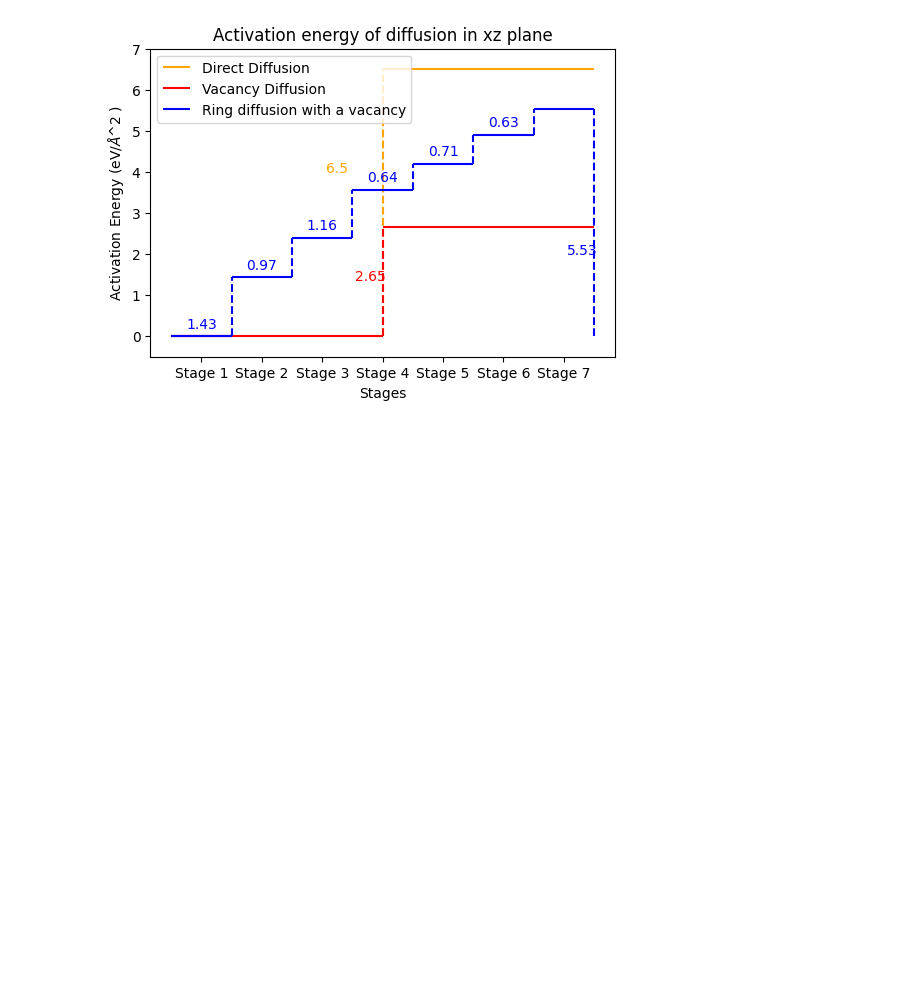
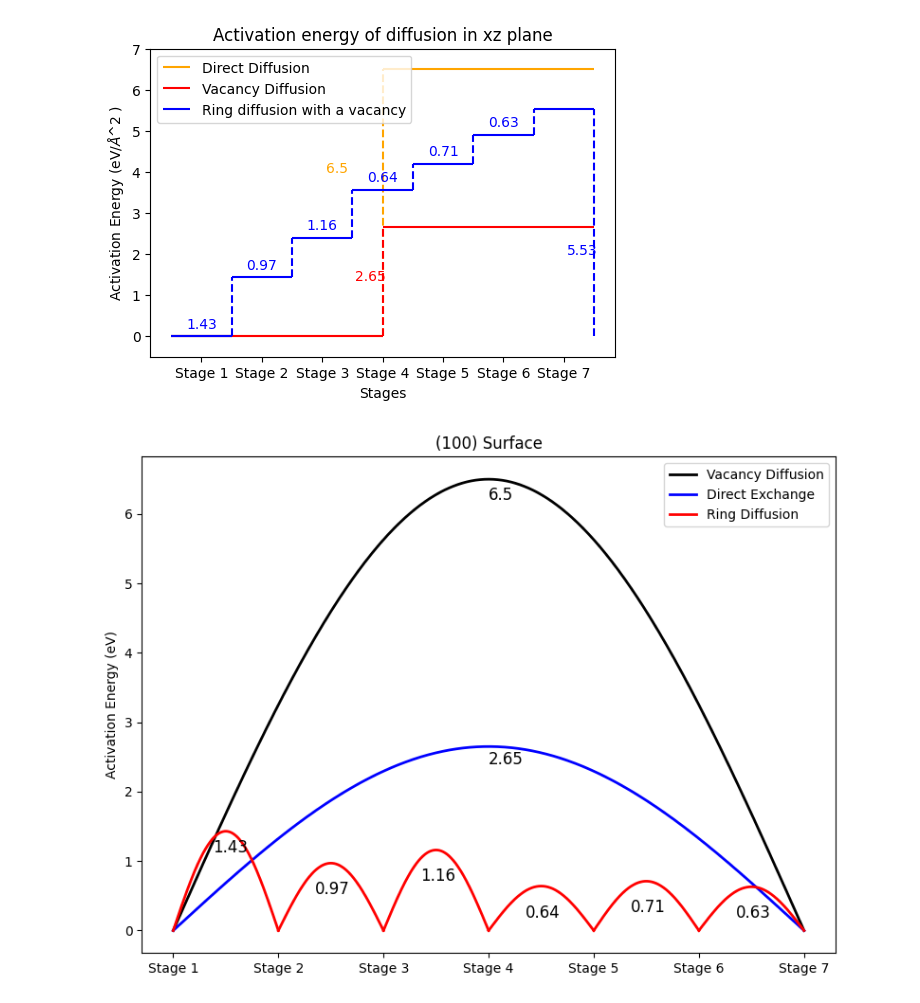
Before and after one commit to YIF27/scientific-plots, a Jupyter notebook: plot_diffusion_energy.ipynb, the cells around one changed output. Saved outputs shown, nothing was run; the diff lists cells and outputs as text; code cells hidden in the pictures; blank space fills up the shorter version.

```diff
--- a/plot_diffusion_energy.ipynb
+++ b/plot_diffusion_energy.ipynb
@@ -146,3 +192,55 @@ plt.savefig('stages_plot.png', dpi =600)
 plt.show()
 # %% [output]
 [figure]
+# %%
+import matplotlib.pyplot as plt
+import numpy as np
+
+# Data
+stages = ['Stage 1', 'Stage 2', 'Stage 3', 'Stage 4', 'Stage 5', 'Stage 6', 'Stage 7']
+activation_energies = [1.43, 0.97, 1.16, 0.64, 0.71, 0.63]
+
+# Create the figure and axis
+fig, ax = plt.subplots(figsize=(8,6))
+
+# Plot the stages and activation energies of direct exhcnage
+x0 = np.linspace(0, 6, 1000)
+y0 = 6.5 * np.sin(np.pi * (x0/6))
+ax.plot(x0, y0, 'k-', linewidth=2, label = "Vacancy Diffusion")
+ax.text(3, 6.2, "6.5", fontsize = 12)
+
+# Plot the stages and activation energies of vacancy diffusion
+x0 = np.linspace(0, 6, 1000)
+y0 = 2.65 * np.sin(np.pi * (x0/6))
+ax.plot(x0, y0, 'b-', linewidth=2, label = "Direct Exchange")
+ax.text(3, 2.40, "2.65", fontsize = 12)
+
+
+for i, (stage, energy) in enumerate(zip(stages, activation_energies)):
+      x = np.linspace(i, i+1, 1000)
+      y = energy * np.sin(np.pi * (x-i))
+      if i == 0:
+        ax.plot(x, y, 'r-', linewidth=2, label = "Ring Diffusion")
+        ax.text(i+0.38, energy-0.3, str(energy), fontsize = 12)
+      else:
+        ax.plot(x, y, 'r-', linewidth=2)
+        ax.text(i+0.35, energy-0.45, str(energy), fontsize = 12)
+
+
+# Set xticks and yticks
+ax.set_xticks(range(len(stages)))
+ax.set_xticklabels(stages)
+# ax.set_yticks([0, 0.5, 1.0, 1.5, 2.0, 2.5])
+# ax.set_yticklabels(['0', '0.5', '1.0', '1.5', '2.0', '2.5'])
+
+# Set the title and y-label
+ax.set_title("(100) Surface")
+ax.set_ylabel("Activation Energy (eV)")
+ax.legend()
+# Show the plot
+plt.tight_layout()
+# plt.grid(True, which='both', linestyle='--', linewidth=0.5)
+plt.savefig('100-surface.png', dpi =600)
+plt.show()
+# %% [output]
+[figure, added]
```
Also changed, not shown: parts of 2 cells of this notebook.
